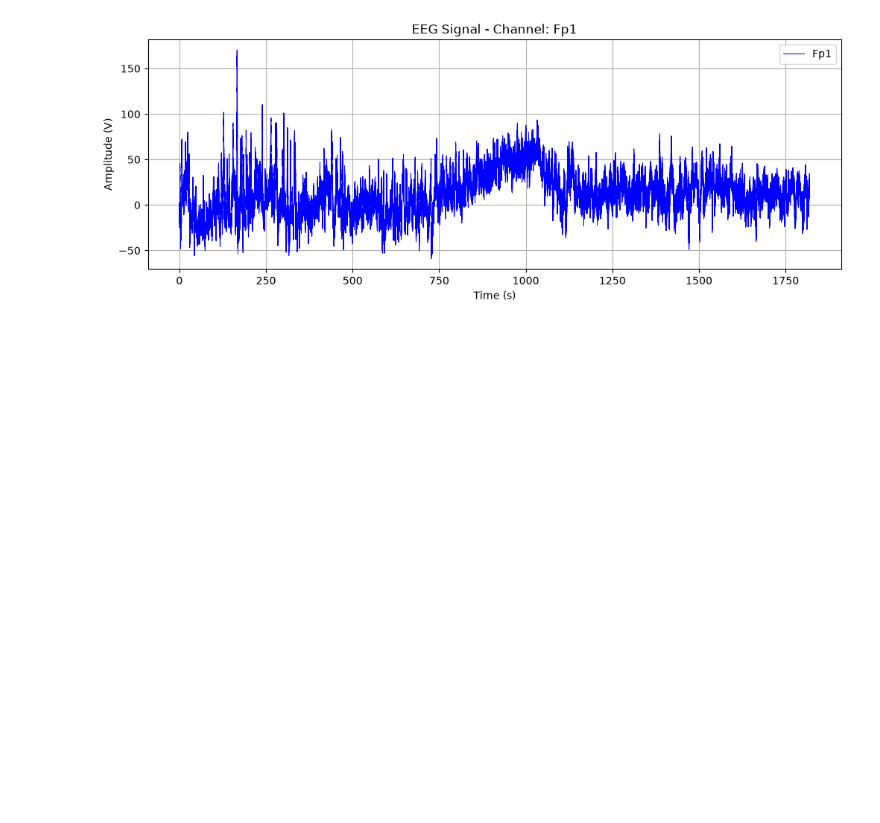
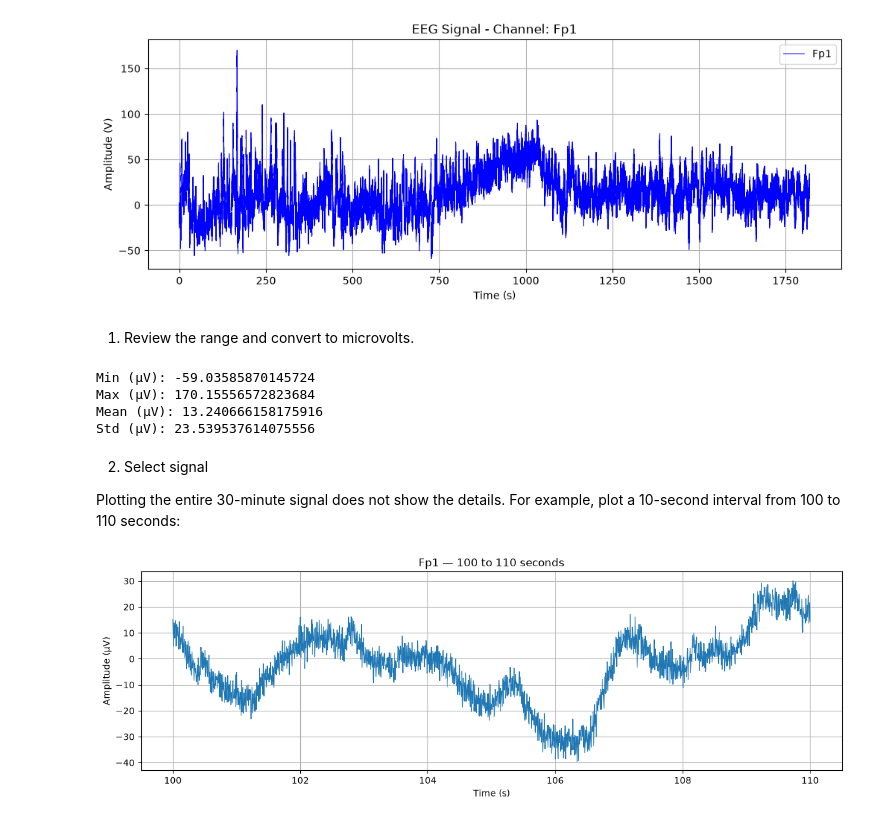
Before and after one commit to Mohsenmohebbi1993/EEG-Signals-From-Normal-and-MCI, a Jupyter notebook: Signal _EEG_data.ipynb, the cells around one changed output. Saved outputs shown, nothing was run; the diff lists cells and outputs as text; code cells hidden in the pictures; blank space fills up the shorter version.

Commit message:
plot 10s

```diff
--- a/Signal _EEG_data.ipynb
+++ b/Signal _EEG_data.ipynb
@@ -168,3 +168,36 @@ Sampling Rate (Sf): 256.0 Hz
 First 10 samples: [-8.5928893  -9.3494316  -8.35774777 -3.23575189 -4.86129549 -8.22484169
  -6.47661555 -7.85679408 -7.35584039 -2.48943313]
 [figure]
+# %% [markdown]
+1) Review the range and convert to microvolts.
+# %%
+signal_uv = signal.copy()
+
+print("Min (µV):", signal_uv.min())
+print("Max (µV):", signal_uv.max())
+print("Mean (µV):", signal_uv.mean())
+print("Std (µV):", signal_uv.std())
+# %% [output]
+Min (µV): -59.03585870145724
+Max (µV): 170.15556572823684
+Mean (µV): 13.240666158175916
+Std (µV): 23.539537614075556
+# %% [markdown]
+2. Select signal
+
+Plotting the entire 30-minute signal does not show the details. For example, plot a 10-second interval from 100 to 110 seconds:
+# %%
+start_sec = 100
+end_sec = 110
+
+mask = (times >= start_sec) & (times <= end_sec)
+
+plt.figure(figsize=(14, 4))
+plt.plot(times[mask], signal_uv[mask], lw=0.8)
+plt.xlabel("Time (s)")
+plt.ylabel("Amplitude (µV)")
+plt.title(f"{target_channel} — {start_sec} to {end_sec} seconds")
+plt.grid(True)
+plt.show()
+# %% [output]
+[figure, added]
```
